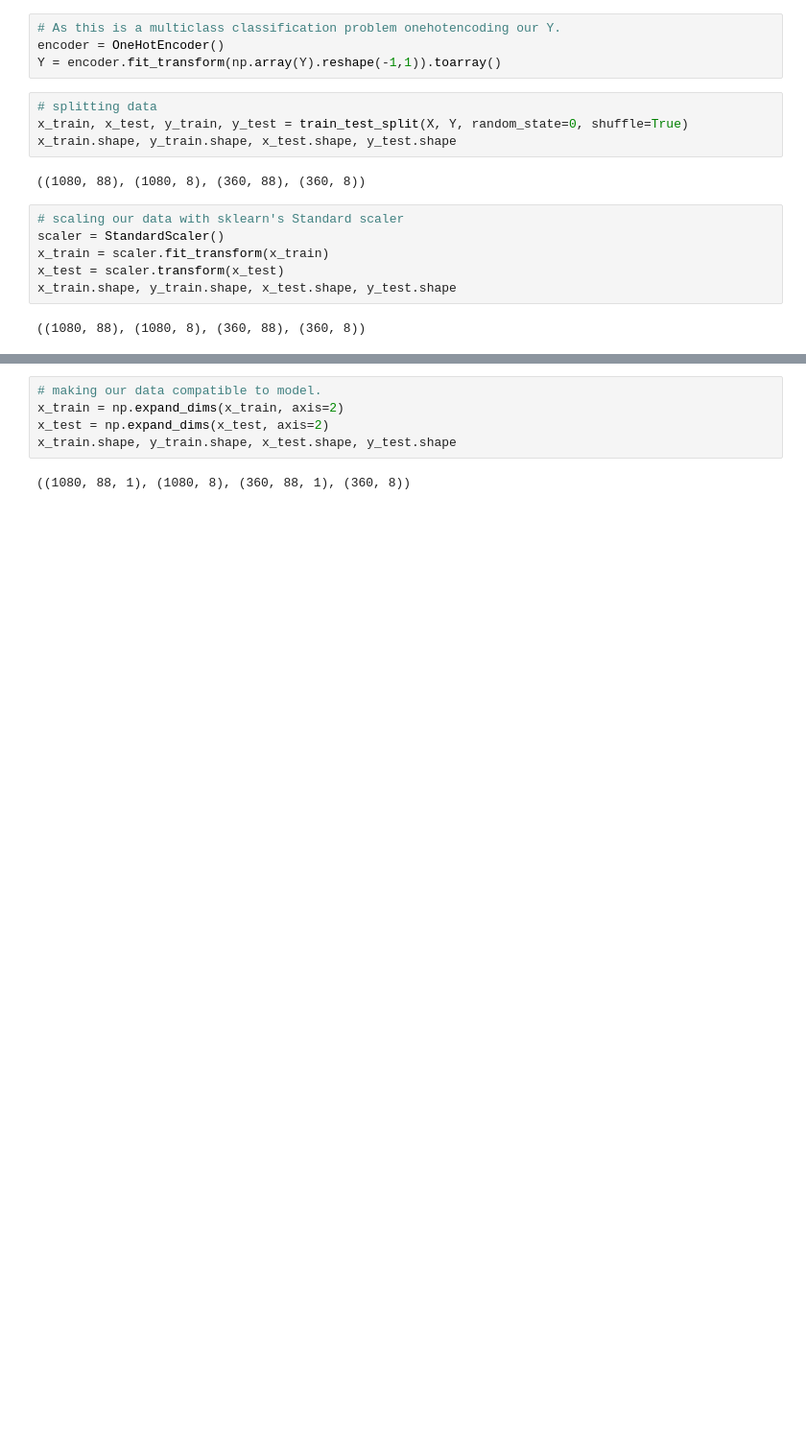
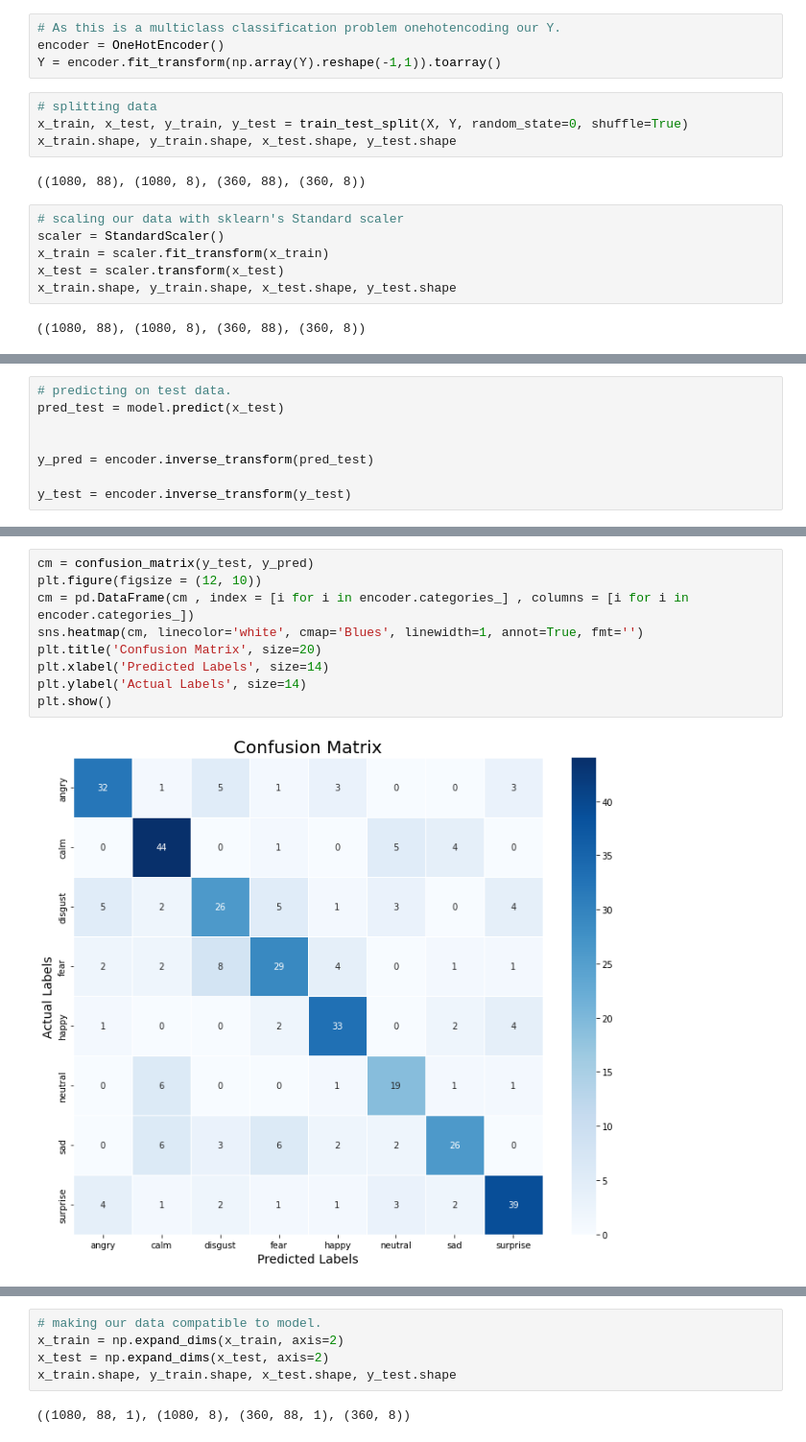
Before and after one commit to klasocki/asr-sentiment-analysis, a Jupyter notebook: open_smile.ipynb, the cells around one changed output, grey strips where cells are left out. Shown at 96% size. Cells and saved outputs as stored; diff of their text form; blank space fills up the shorter version.

```diff
--- a/open_smile.ipynb
+++ b/open_smile.ipynb
@@ -279,0 +366,8 @@ x_train.shape, y_train.shape, x_test.shape, y_test.shape
+# %%
+# predicting on test data.
+pred_test = model.predict(x_test)
+
+
+y_pred = encoder.inverse_transform(pred_test)
+
+y_test = encoder.inverse_transform(y_test)
@@ -279,0 +398,11 @@ x_train.shape, y_train.shape, x_test.shape, y_test.shape
+# %%
+cm = confusion_matrix(y_test, y_pred)
+plt.figure(figsize = (12, 10))
+cm = pd.DataFrame(cm , index = [i for i in encoder.categories_] , columns = [i for i in encoder.categories_])
+sns.heatmap(cm, linecolor='white', cmap='Blues', linewidth=1, annot=True, fmt='')
+plt.title('Confusion Matrix', size=20)
+plt.xlabel('Predicted Labels', size=14)
+plt.ylabel('Actual Labels', size=14)
+plt.show()
+# %% [output]
+[figure, added]
```
Also changed, not shown: parts of 14 cells of this notebook.
